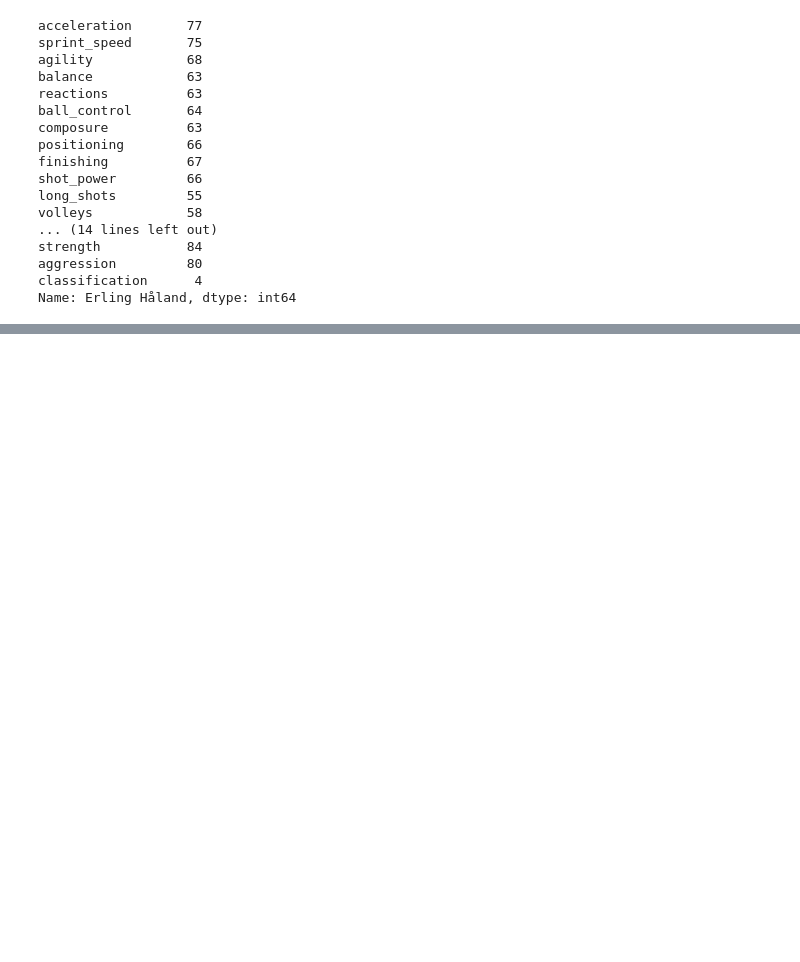
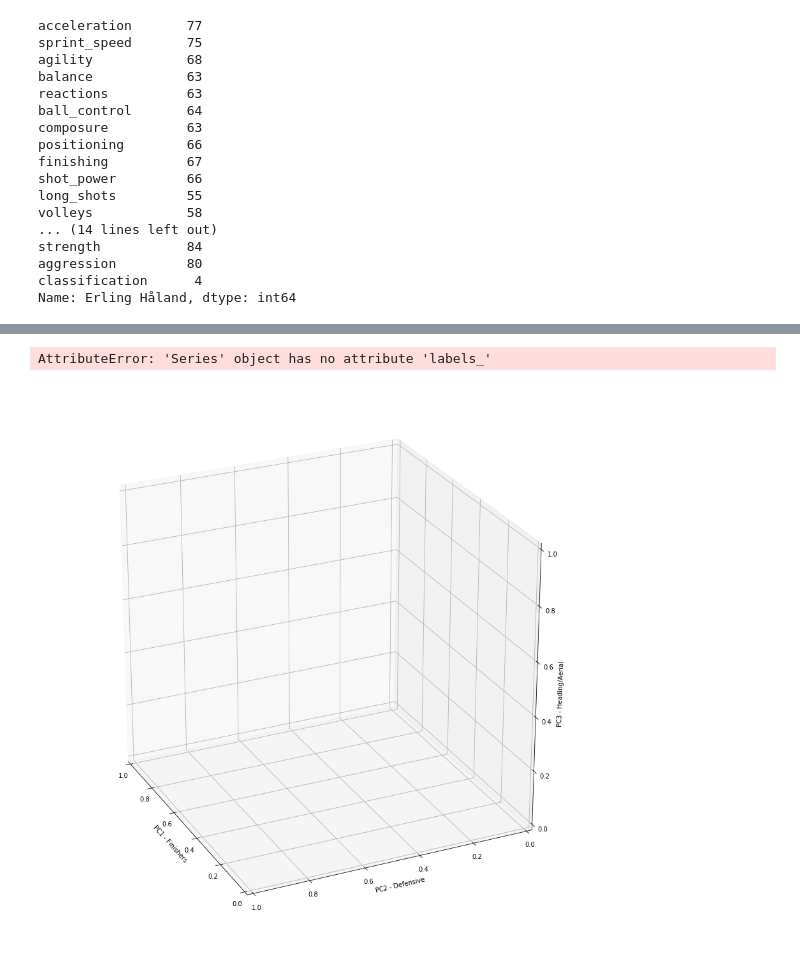
Before and after one commit to dirkstrong1/soccer_player_predictor, a Jupyter notebook: sandbox/data_prep.ipynb, the cells around one changed output, grey strips where cells are left out. Cells and saved outputs as stored; diff of their text form; code cells hidden in the pictures; blank space fills up the shorter version.

```diff
--- a/sandbox/data_prep.ipynb
+++ b/sandbox/data_prep.ipynb
@@ -212,0 +250,16 @@ Name: Erling Håland, dtype: int64
+# %%
+fig = plt.figure(figsize=(12, 12))
+ax = Axes3D(fig, elev=25, azim=155)
+ax.set_xlabel('PC1 - Finishers')
+ax.set_ylabel('PC2 - Defensive')
+ax.set_zlabel('PC3 - Heading/Aerial')
+ax.scatter(field_pca_df_3clust['pc1'],
+           field_pca_df_3clust['pc2'],
+           field_pca_df_3clust['pc3'],
+           c=field_df['position'].labels_)
+for i in range(len(model_field.cluster_centers_)):
+    plt.scatter(model_field.cluster_centers_[i][0], model_field.cluster_centers_[i][1],
+                model_field.cluster_centers_[i][2]);
+# %% [output]
+AttributeError: 'Series' object has no attribute 'labels_'
+[figure, added]
```
Also changed, not shown: parts of 4 cells of this notebook, 5 other files.
